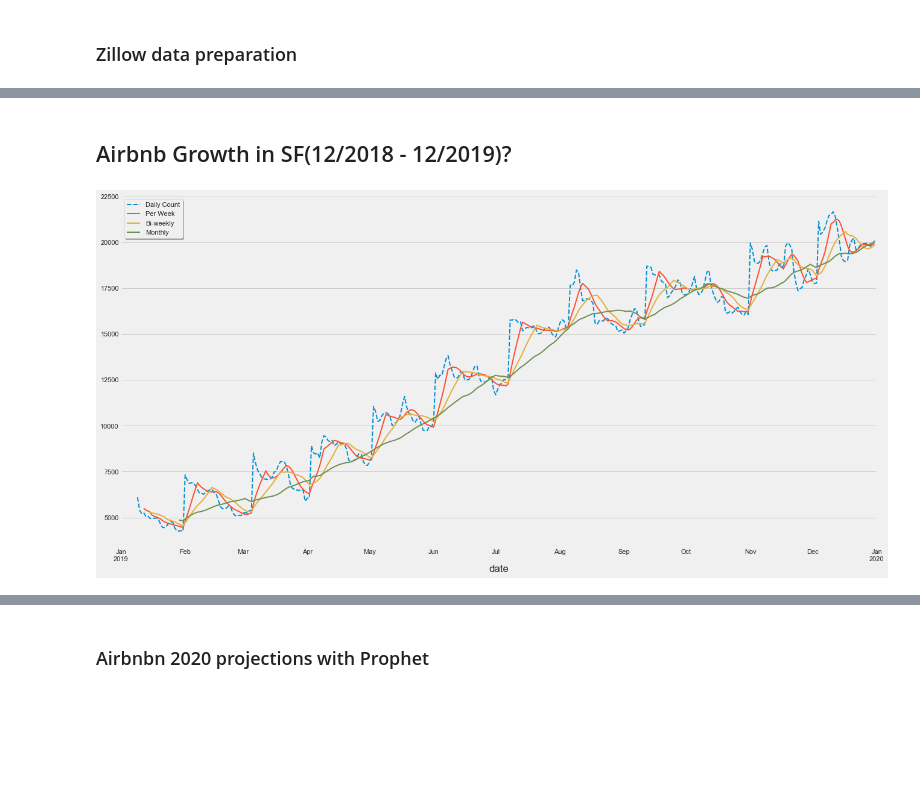
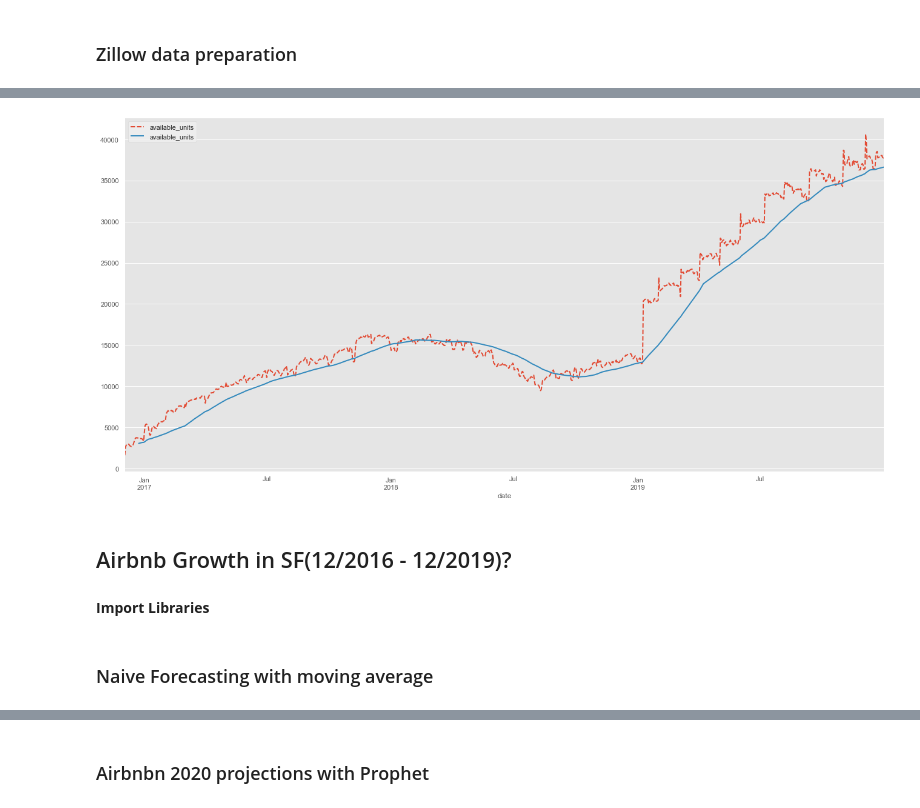
Before and after one commit to KishenSharma6/Airbnb-Analysis, a Jupyter notebook: Project Codes/05. Modeling/2020_0214_Calendar_TimeSeries.ipynb, the cells around one changed output, grey strips where cells are left out. Saved outputs shown, nothing was run; the diff lists cells and outputs as text; code cells hidden in the pictures; blank space fills up the shorter version.

Commit message:
Completed naive implementation of time series

```diff
--- a/Project Codes/05. Modeling/2020_0214_Calendar_TimeSeries.ipynb
+++ b/Project Codes/05. Modeling/2020_0214_Calendar_TimeSeries.ipynb
@@ -112,33 +128,32 @@ zillow.head()
+# %%
+#Set plot
+fig, ax = plt.subplots(figsize=(20,10))
+
+#Set 538 plot style
+plt.style.use('fivethirtyeight')
+
+#Store count of booked evenings in Sf per night
+weekly_mean=booked_nights.rolling(window=7,min_periods=7).mean()
+biweekly=booked_nights.rolling(window=14,min_periods=7).mean()
+monthly=booked_nights.rolling(window=30,min_periods=21).mean()
+quarterly=booked_nights.rolling(window=90,min_periods=21).mean()
+
+
+#PLot count of booked nights per evening
+booked_nights.plot(label = 'Daily Count',kind = 'line',style='--', linewidth=2,ax=ax)
+
+#Plot rolling average per week
+#weekly_mean.plot(label = 'Per Week',linewidth=2,ax=ax)
+#biweekly.plot(label = 'Bi-weekly',linewidth=2,ax=ax)
+#monthly.plot(label = 'Monthly',linewidth=2,ax=ax)
+quarterly.plot(label = 'quarterly',linewidth=2,ax=ax)
+
+#Set plot aesthetics
+#ax.legend(fancybox = True, frameon=True, shadow = True)
+ax.grid(False, axis = 'x')
+# %% [output]
+[figure, added]
 # %% [markdown]
-## Airbnb Growth in SF(12/2018 - 12/2019)?
+## Airbnb Growth in SF(12/2016 - 12/2019)?
-# %%
-#Store count of booked evenings in Sf per night
-booked_nights = calendar[calendar['available'] == 0].groupby(['date'])['available'].count()
-
-weekly_mean=booked_nights.rolling(window=7,min_periods=7).mean()
-
-biweekly=booked_nights.rolling(window=14,min_periods=7).mean()
-monthly=booked_nights.rolling(window=30,min_periods=21).mean()
-
-#Set plot
-fig, ax = plt.subplots(figsize=(20,10))
-
-#Set 538 plot style
-plt.style.use('fivethirtyeight')
-
-#PLot count of booked nights per evening
-booked_nights.plot(label = 'Daily Count',kind = 'line',style='--', linewidth=2,)
-
-
-
-#Plot rolling average per week
-rolling_mean.plot(label = 'Per Week',linewidth=2)
-biweekly.plot(label = 'Bi-weekly',linewidth=2)
-monthly.plot(label = 'Monthly',linewidth=2)
-
-#Set plot aesthetics
-ax.legend(fancybox = True, frameon=True, shadow = True)
-ax.set_xlim(['2019', '2020'])
-ax.grid(False, axis = 'x')
-# %% [output]
-[figure, removed]
+# %% [markdown]
+**Import Libraries**
@@ -144,0 +166,2 @@ ax.grid(False, axis = 'x')
+# %% [markdown]
+### Naive Forecasting with moving average
```
Also changed, not shown: parts of 18 cells of this notebook.
